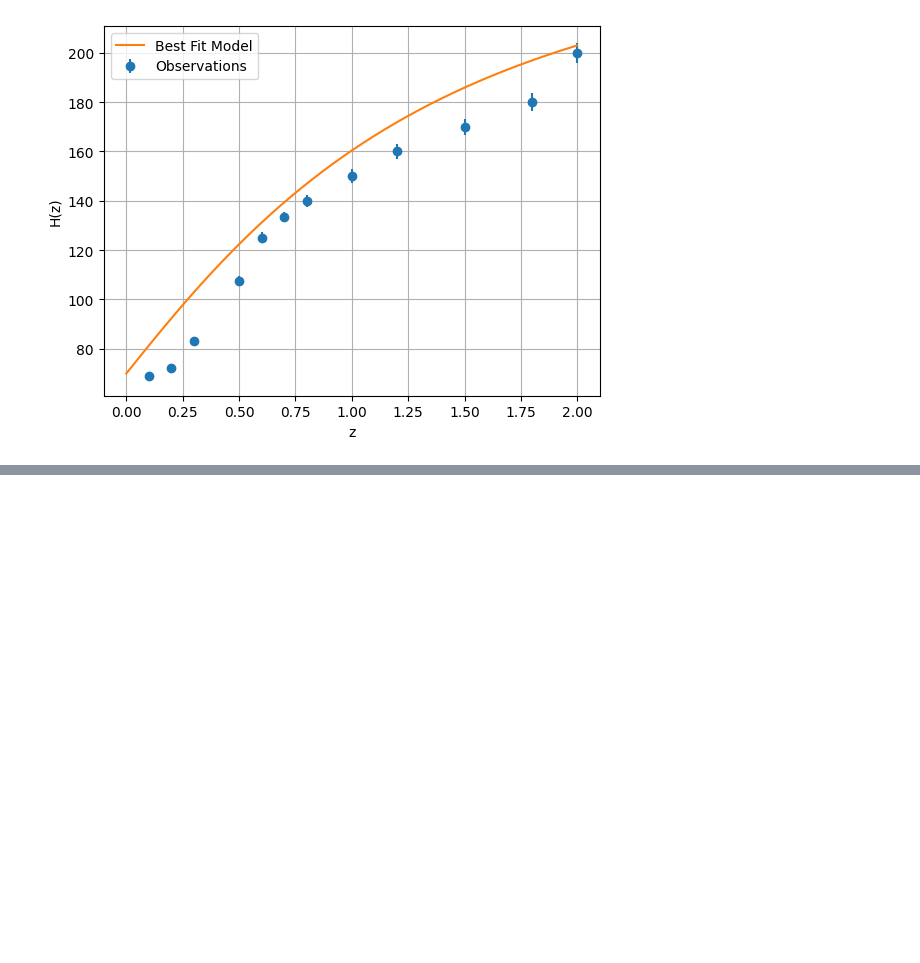
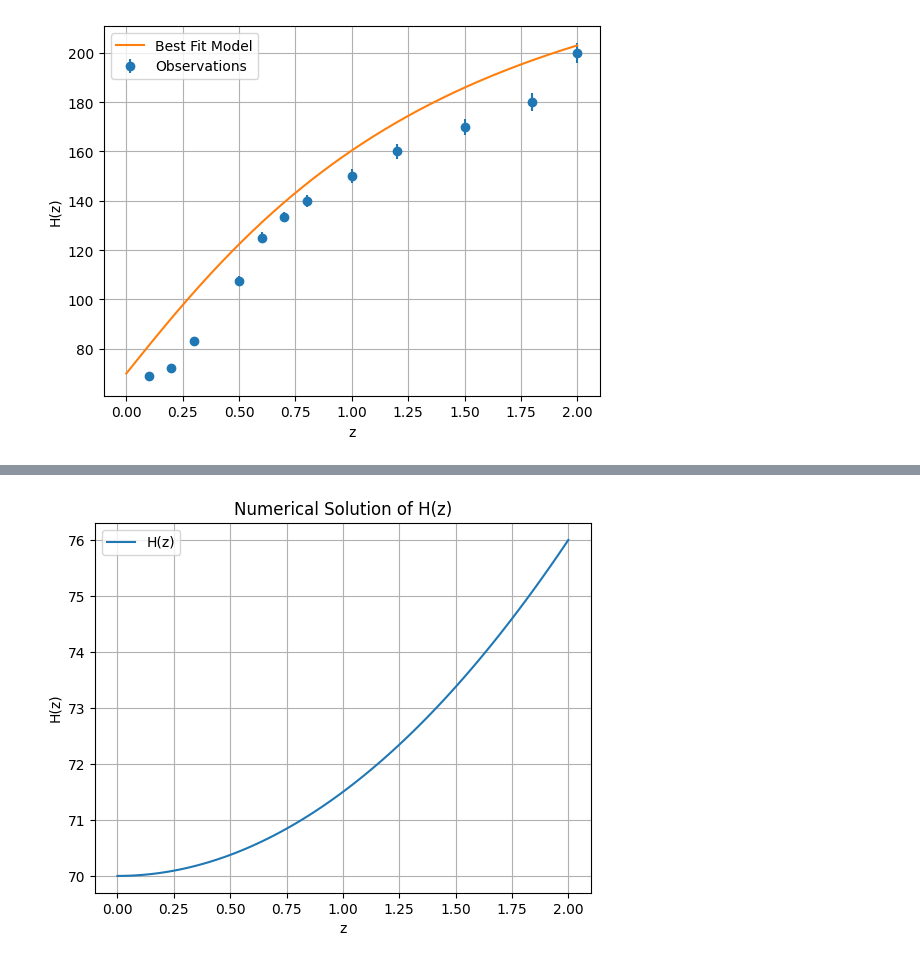
Before and after one commit to irosphis/HDE-in-Modified-Gravity, a Jupyter notebook: plot.ipynb, the cells around one changed output, grey strips where cells are left out. Saved outputs shown, nothing was run; the diff lists cells and outputs as text; code cells hidden in the pictures; blank space fills up the shorter version.

```diff
--- a/plot.ipynb
+++ b/plot.ipynb
@@ -1322,0 +1365,70 @@ plt.show()
+# %%
+import numpy as np
+from scipy.integrate import solve_ivp
+import matplotlib.pyplot as plt
+
+def compute_H(z_vals, H0, c, n, m, alpha, wde):
+    """
+    计算 H(z) 的数值解
+    参数：
+        z_vals : array-like
+            要计算的 z 值
+        H0 : float
+            z=0 时的哈勃参数初值 H(0)
+        c : float
+            参数 c
+        n : float
+            参数 n
+        m : float
+            参数 m
+        alpha : float
+            参数 alpha
+        wde : float
+            参数 wde
+    返回：
+        H_vals : array-like
+            对应于 z_vals 的 H(z) 数值解
+    """
+    # 定义常微分方程组
+    def ode_system(z, y):
+        H, H_prime = y
+        # 改写原方程得到 H''(z) 的形式
+        H_double_prime = (3 * c**2 * H - (6**(-1 + n) * m * (-1 + 2 * n) * (H**2)**(-1 + n) *
+                           (3 * (1 + alpha) * H**2 - n * (1 + z) * (2 + 3 * alpha) * H_prime)) /
+                          (wde * (1 + 3 * alpha + 2 * alpha**2))) / H
+        return [H_prime, H_double_prime]
+
+    # 初始条件和积分范围
+    z_span = (z_vals[0], z_vals[-1])  # z 的积分范围
+    y0 = [H0, 0]  # 初始值：H(z=0) = H0，H'(z=0) = 0
+
+    # 使用 solve_ivp 进行积分
+    solution = solve_ivp(ode_system, z_span, y0, t_eval=z_vals)
+
+    # 返回数值解
+    return solution.y[0]
+
+# 示例：使用该函数计算 H(z)
+if __name__ == "__main__":
+    # 输入参数
+    z_vals = np.linspace(0, 2, 100)  # z 的取值范围
+    H0 = 70  # 初始哈勃参数 H(z=0)
+    c = 1.0
+    n = 0.5
+    m = 1.0
+    alpha = 0.1
+    wde = 0.7
+
+    # 计算 H(z)
+    H_vals = compute_H(z_vals, H0, c, n, m, alpha, wde)
+
+    # 绘制结果
+    plt.plot(z_vals, H_vals, label='H(z)')
+    plt.xlabel('z')
+    plt.ylabel('H(z)')
+    plt.title('Numerical Solution of H(z)')
+    plt.legend()
+    plt.grid()
+    plt.show()
+# %% [output]
+[figure, added]
```
Also changed, not shown: parts of 2 cells of this notebook, 14 other files.
